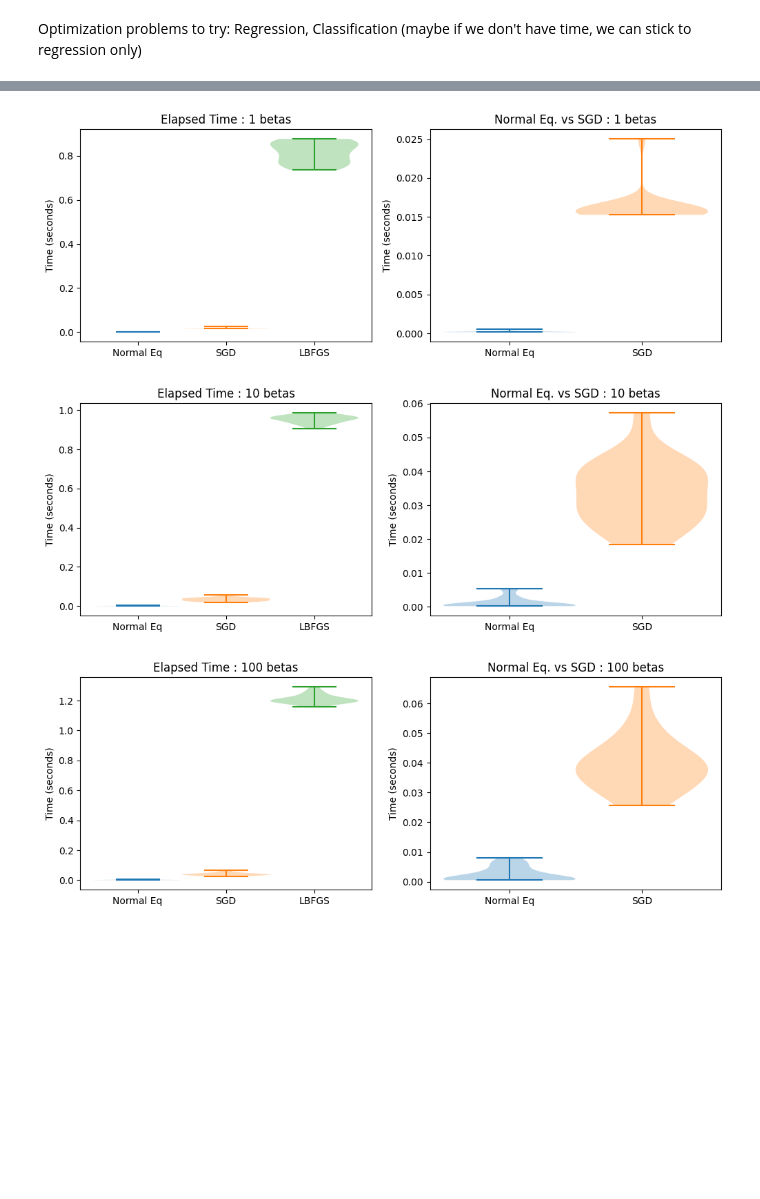
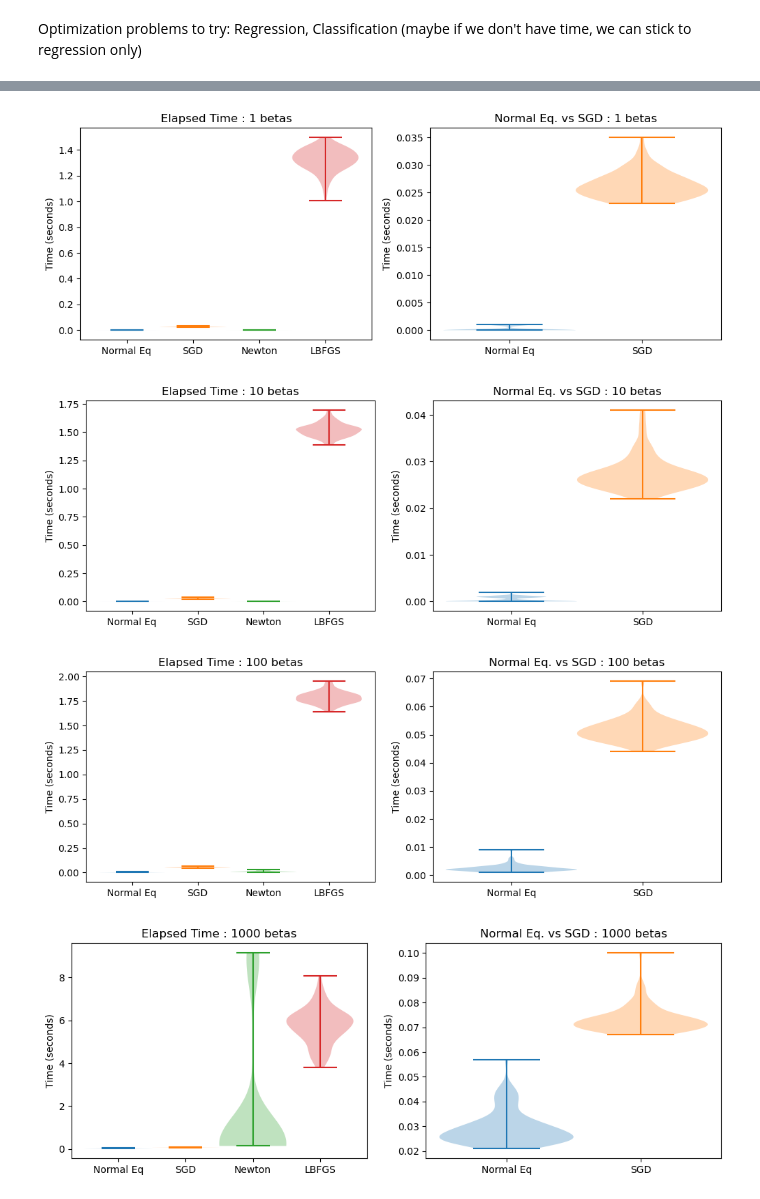
Before and after one commit to ryanhammonds/dsc210, a Jupyter notebook: project/Optimization Work.ipynb, the cells around one changed output, grey strips where cells are left out. Drawn from its saved outputs; the diff is of its cells as text; code cells hidden in the pictures; blank space fills up the shorter version.

Commit message:
Added Newton's Method Implementation

```diff
--- a/project/Optimization Work.ipynb
+++ b/project/Optimization Work.ipynb
@@ -123,7 +171,7 @@ def train_model(X, y, method='SGD', lr=0.01, n_epochs=1000, opt_kwargs=None):
         Features.
     y : 1d tensor
         Target.
-    method : {'SGD', 'LBFGS', 'Newton'}
+    method : {'SGD', 'LBFGS'} # There is no newton implementation for pytorch, had to manually code this
         Model to train.
     lr : float, optional, default: 0.01
         Learning rate (step size).
@@ -220,13 +268,13 @@ The goal of these simulations is to create cases where we have n samples (could
 Optimization problems to try: Regression, Classification (maybe if we don't have time, we can stick to regression only)
 # %%
 # Number of simulations
-n_sim = 20
+n_sim = 100
 
 # Number of observations
 n = 1000
 
 # Number of features
-ms = [1, 10, 100]
+ms = [1, 10, 100,1000]
 
 # Number of epochs
 n_epochs = 250
@@ -278,6 +326,8 @@ for im, m in enumerate(ms):
         loss_history['sgd'][im, i] = loss_hist_sgd
 
         # LBFGS  !! this is super slow, either reduce iterations or multiprocess !!
+        # Took ~30 seconds for 20 iterations
+        # Took ~2 mintutes for each 100 iterations; 1,10,100,1000 betas
         model_lbfgs, loss_hist_lbfgs, elapsed_lbfgs = \
             train_model(X, y, method='LBFGS', n_epochs=n_epochs)
 
@@ -288,10 +338,16 @@ for im, m in enumerate(ms):
         loss_history['lbfgs'][im, i] = loss_hist_lbfgs
 
         # DO NEWTON'S
+        start = time.time()
+        b_newton = Newton(X,y)[:,0]
+        end = time.time()
+
+        beta_mse['newton'][im, i] = float(((b_newton-b)**2).mean())
+        elapsed_time['newton'][im, i] = end-start
 # %%
 # Loss starts higher as betas increases, but rate of descent is similar
 #   We could quantify rate of convergence as the exponential decay rate of loss
-for i in range(3):
+for i in range(4):
     plt.figure(i)
     plt.title(f'Loss with {ms[i]} betas')
     plt.plot(loss_history['sgd'][i].mean(axis=0), label='SGD')
@@ -305,26 +362,28 @@ for i in range(3):
 # %%
-for i in range(3):
+for i in range(4):
     fig, axes = plt.subplots(figsize=(12, 4), ncols=2)
 
     axes[0].violinplot(elapsed_time['normal'][i])
     axes[0].violinplot(elapsed_time['sgd'][i], positions=[1.5])
-    axes[0].violinplot(elapsed_time['lbfgs'][i], positions=[2])
+    axes[0].violinplot(elapsed_time['newton'][i], positions=[2])
+    axes[0].violinplot(elapsed_time['lbfgs'][i], positions=[2.5])
 
     axes[1].violinplot(elapsed_time['normal'][i])
     axes[1].violinplot(elapsed_time['sgd'][i], positions=[1.5])
 
-    axes[0].set_xticks([1, 1.5, 2], ['Normal Eq', 'SGD', 'LBFGS'])
+    axes[0].set_xticks([1, 1.5, 2,2.5], ['Normal Eq', 'SGD','Newton', 'LBFGS'])
     axes[1].set_xticks([1, 1.5], ['Normal Eq', 'SGD'])
 
     axes[0].set_title(f'Elapsed Time : {ms[i]} betas')
     axes[1].set_title(f'Normal Eq. vs SGD : {ms[i]} betas')
 
     axes[0].set_ylabel('Time (seconds)')
     axes[1].set_ylabel('Time (seconds)')
 # %% [output]
-[figure, old version]
+[figure, new version]
-[figure, old version]
+[figure, new version]
-[figure, old version]
+[figure, new version]
+[figure, added]
 # %%
 # Plot mse comparison
 # %%
```
Also changed, not shown: parts of 5 cells of this notebook.
